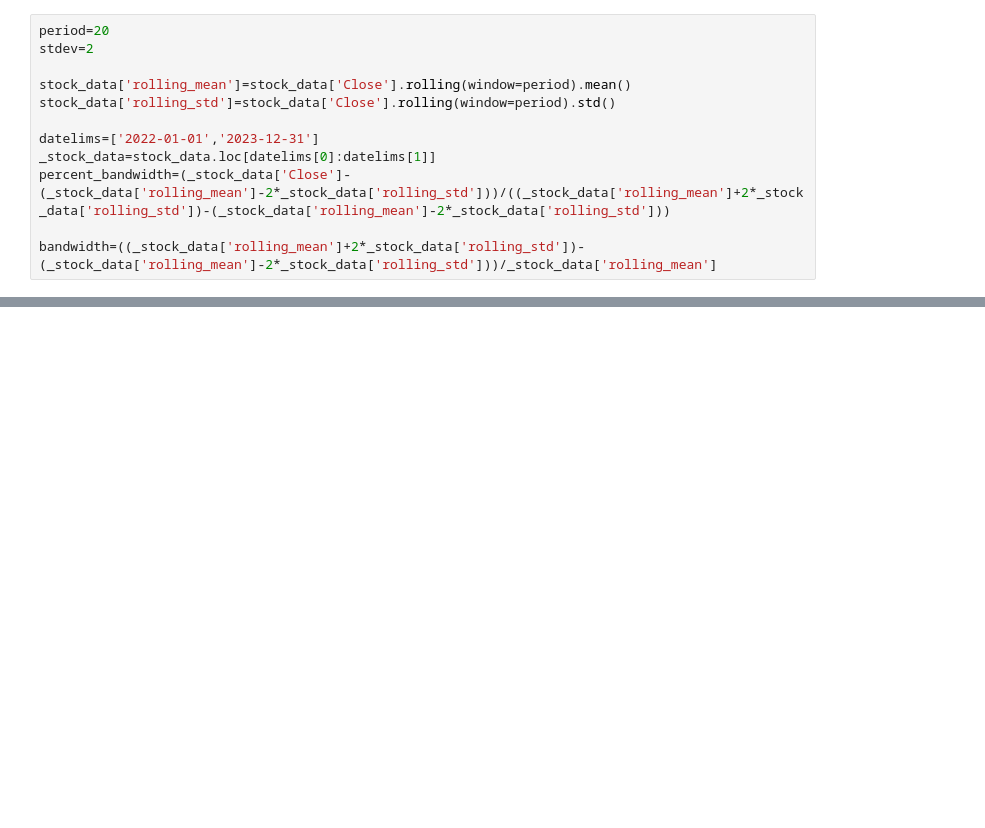
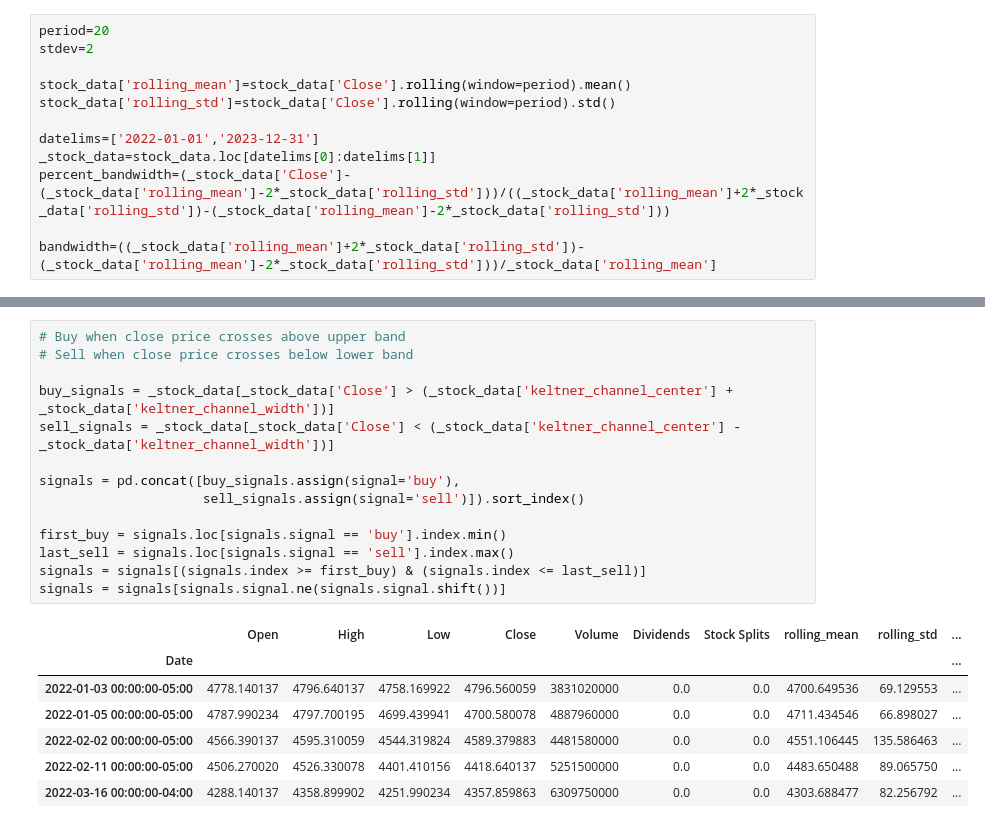
Before and after one commit to PriyadarshiAkshay/qaunt-finance, a Jupyter notebook: bollinger_bands.ipynb, the cells around one changed output, grey strips where cells are left out. Drawn from its saved outputs; the diff is of its cells as text; blank space fills up the shorter version.

```diff
--- a/bollinger_bands.ipynb
+++ b/bollinger_bands.ipynb
@@ -84,0 +126,22 @@ _stock_data['keltner_channel_upper']=_stock_data['keltner_channel_center']+stdev
+# %%
+# Buy when close price crosses above upper band
+# Sell when close price crosses below lower band
+
+buy_signals = _stock_data[_stock_data['Close'] > (_stock_data['keltner_channel_center'] + _stock_data['keltner_channel_width'])]
+sell_signals = _stock_data[_stock_data['Close'] < (_stock_data['keltner_channel_center'] - _stock_data['keltner_channel_width'])]
+
+signals = pd.concat([buy_signals.assign(signal='buy'),
+                     sell_signals.assign(signal='sell')]).sort_index()
+
+first_buy = signals.loc[signals.signal == 'buy'].index.min()
+last_sell = signals.loc[signals.signal == 'sell'].index.max()
+signals = signals[(signals.index >= first_buy) & (signals.index <= last_sell)]
+signals = signals[signals.signal.ne(signals.signal.shift())]
+# %% [output]
+|  | Open | High | Low | Close | Volume | Dividends | Stock Splits | rolling_mean | rolling_std | ... |
+| Date |  |  |  |  |  |  |  |  |  | ... |
+| 2022-01-03 00:00:00-05:00 | 4778.140137 | 4796.640137 | 4758.169922 | 4796.560059 | 3831020000 | 0.0 | 0.0 | 4700.649536 | 69.129553 | ... |
+| 2022-01-05 00:00:00-05:00 | 4787.990234 | 4797.700195 | 4699.439941 | 4700.580078 | 4887960000 | 0.0 | 0.0 | 4711.434546 | 66.898027 | ... |
+| 2022-02-02 00:00:00-05:00 | 4566.390137 | 4595.310059 | 4544.319824 | 4589.379883 | 4481580000 | 0.0 | 0.0 | 4551.106445 | 135.586463 | ... |
+| 2022-02-11 00:00:00-05:00 | 4506.270020 | 4526.330078 | 4401.410156 | 4418.640137 | 5251500000 | 0.0 | 0.0 | 4483.650488 | 89.065750 | ... |
+| 2022-03-16 00:00:00-04:00 | 4288.140137 | 4358.899902 | 4251.990234 | 4357.859863 | 6309750000 | 0.0 | 0.0 | 4303.688477 | 82.256792 | ... |
```
Also changed, not shown: parts of 5 cells of this notebook, 1 other file.
